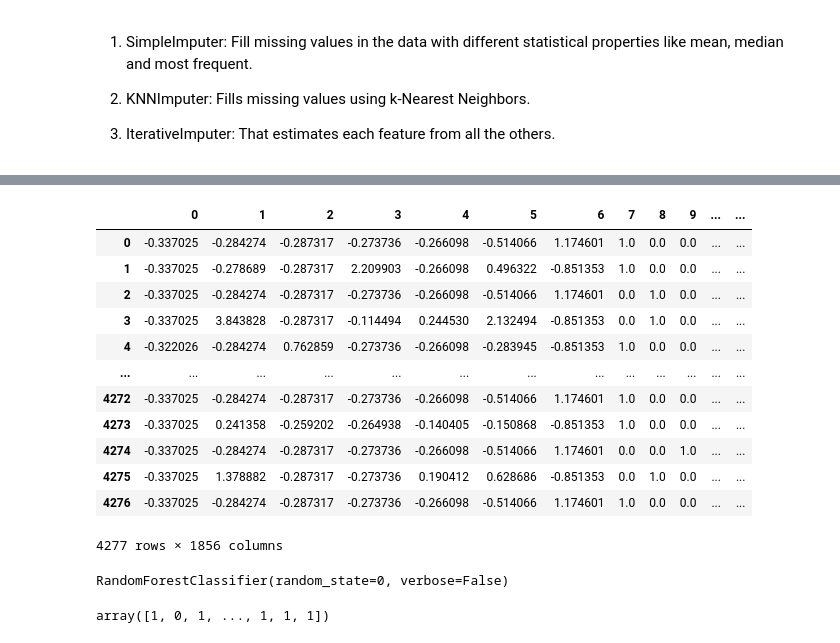
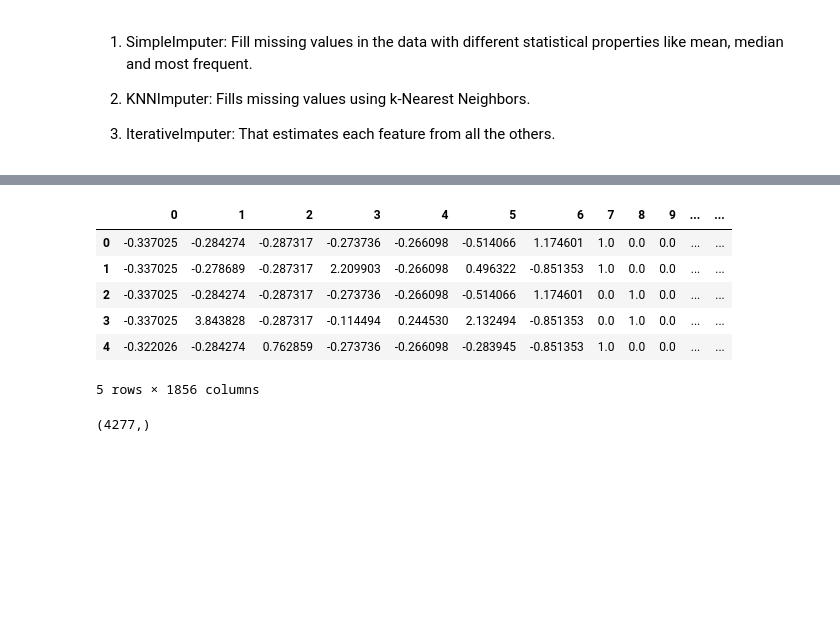
Before and after one commit to Ishank-jn/Spaceship-Titanic, a Jupyter notebook: __main__.ipynb, the cells around one changed output, grey strips where cells are left out. Saved outputs shown, nothing was run; the diff lists cells and outputs as text; code cells hidden in the pictures; blank space fills up the shorter version.

```diff
--- a/__main__.ipynb
+++ b/__main__.ipynb
@@ -195,6 +189,6 @@ cat_columns
 # %%
-target=train['Transported'].copy().astype(int)
-X=train.drop('Transported', axis=1).copy()
+# remove target column from training data
+target=X_train['Transported'].copy().astype(int)
+X=X_train.drop('Transported', axis=1).copy()
 
-# Concatenate dataframes
-data=pd.concat([X, test], axis=0).reset_index(drop=True)
+X.head()
@@ -219,21 +204,23 @@ X
+# %%
+# Select numerical columns
+numeric_columns=list(X_train.select_dtypes(include=np.number).columns)
+# Select Categorical  columns
+cat_columns=X_train.select_dtypes(include=['object']).columns.tolist()
 # %%
-from sklearn.preprocessing import StandardScaler
-
-
 # Scale numerical data to have mean=0 and variance=1
-numerical_transformer = Pipeline(steps=[('scaler', StandardScaler())])
+num_transformer = Pipeline(steps=[('scaler', StandardScaler())])
 
 # One-hot encode categorical data
-categorical_transformer = Pipeline(steps=[('onehot', OneHotEncoder(drop='if_binary', handle_unknown='ignore',sparse=False))])
+cat_transformer = Pipeline(steps=[('onehot', OneHotEncoder(drop='if_binary', handle_unknown='ignore',sparse=False))])
 
 # Combine preprocessing
 ct = ColumnTransformer(
     transformers=[
-        ('num', numerical_transformer, numeric_columns),
-        ('cat', categorical_transformer, cat_columns)],
+        ('num', num_transformer, numeric_columns),
+        ('cat', cat_transformer, cat_columns)],
         remainder='passthrough')
 
 # Apply preprocessing
-X = pd.DataFrame(ct.fit_transform(X))
-X_test = ct.transform(test)
+X_processed_train = pd.DataFrame(ct.fit_transform(X))
+X_processed_test = pd.DataFrame(ct.transform(X_test))
 # %%
@@ -253,7 +240,11 @@ X.head()
 
 3. IterativeImputer: That estimates each feature from all the others.
 # %%
+# Prefered solution is to use IterativeImputer but it takes quite a long time to execute.
 # itr_imp = IterativeImputer(random_state=0)
+
 itr_imp = SimpleImputer()
-imputed = itr_imp.fit_transform(X)
-df_imputed = pd.DataFrame(imputed, columns=X.columns)
+imputed = itr_imp.fit_transform(X_processed_train)
+df_imputed_train = pd.DataFrame(imputed, columns=X_processed_train.columns)
+
+df_imputed_train.head()
@@ -276,20 +259,14 @@ df_imputed
 # %%
-X_test = pd.DataFrame(X_test)
-imputed_test = itr_imp.transform(X_test)
-df_imputed_test = pd.DataFrame(imputed_test, columns=X_test.columns)
-df_imputed_test
+imputed_test = itr_imp.transform(X_processed_test)
+df_imputed_test = pd.DataFrame(imputed_test, columns=X_processed_test.columns)
+
+df_imputed_test.head()
 # %% [output]
 |  | 0 | 1 | 2 | 3 | 4 | 5 | 6 | 7 | 8 | 9 | ... | ... |
 | 0 | -0.337025 | -0.284274 | -0.287317 | -0.273736 | -0.266098 | -0.514066 | 1.174601 | 1.0 | 0.0 | 0.0 | ... | ... |
 | 1 | -0.337025 | -0.278689 | -0.287317 | 2.209903 | -0.266098 | 0.496322 | -0.851353 | 1.0 | 0.0 | 0.0 | ... | ... |
 | 2 | -0.337025 | -0.284274 | -0.287317 | -0.273736 | -0.266098 | -0.514066 | 1.174601 | 0.0 | 1.0 | 0.0 | ... | ... |
 | 3 | -0.337025 | 3.843828 | -0.287317 | -0.114494 | 0.244530 | 2.132494 | -0.851353 | 0.0 | 1.0 | 0.0 | ... | ... |
 | 4 | -0.322026 | -0.284274 | 0.762859 | -0.273736 | -0.266098 | -0.283945 | -0.851353 | 1.0 | 0.0 | 0.0 | ... | ... |
-| ... | ... | ... | ... | ... | ... | ... | ... | ... | ... | ... | ... | ... |
-| 4272 | -0.337025 | -0.284274 | -0.287317 | -0.273736 | -0.266098 | -0.514066 | 1.174601 | 1.0 | 0.0 | 0.0 | ... | ... |
-| 4273 | -0.337025 | 0.241358 | -0.259202 | -0.264938 | -0.140405 | -0.150868 | -0.851353 | 1.0 | 0.0 | 0.0 | ... | ... |
-| 4274 | -0.337025 | -0.284274 | -0.287317 | -0.273736 | -0.266098 | -0.514066 | 1.174601 | 0.0 | 0.0 | 1.0 | ... | ... |
-| 4275 | -0.337025 | 1.378882 | -0.287317 | -0.273736 | 0.190412 | 0.628686 | -0.851353 | 0.0 | 1.0 | 0.0 | ... | ... |
-| 4276 | -0.337025 | -0.284274 | -0.287317 | -0.273736 | -0.266098 | -0.514066 | 1.174601 | 1.0 | 0.0 | 0.0 | ... | ... |
-4277 rows × 1856 columns
+5 rows × 1856 columns
 # %%
@@ -302,6 +290,6 @@ X_train_full, X_valid_full, y_train, y_valid = train_test_split(df_imputed, targ
 # Define the model
 my_model = RandomForestClassifier(random_state=0, verbose=False)
 # Fit the model
-my_model.fit(df_imputed, target)
+my_model.fit(df_imputed_train, target)
+# Predict
+pred = my_model.predict(df_imputed_test)
-# %% [output]
-RandomForestClassifier(random_state=0, verbose=False)
@@ -310,4 +296,4 @@ pred = my_model.predict(df_imputed_test)
 # %%
-pred
+pred.shape
 # %% [output]
-array([1, 0, 1, ..., 1, 1, 1])
+(4277,)
```
Also changed, not shown: parts of 26 cells of this notebook, 1 other file.
